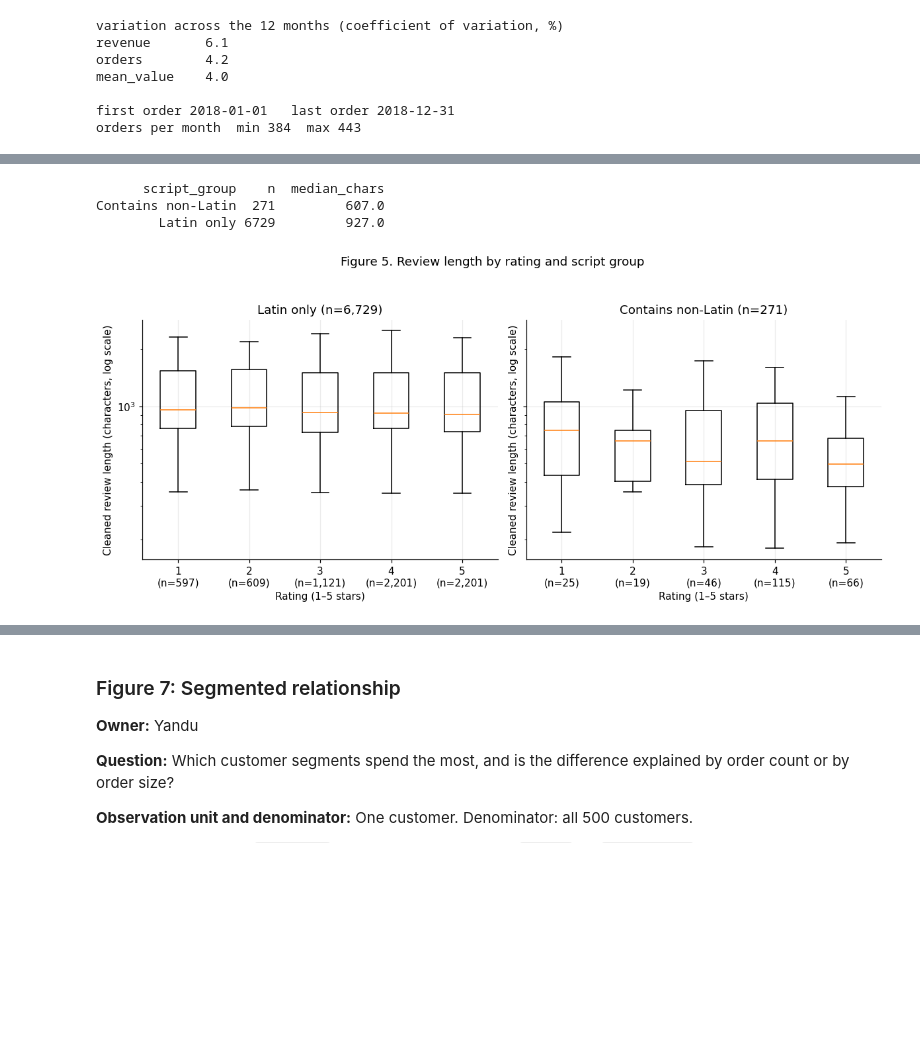
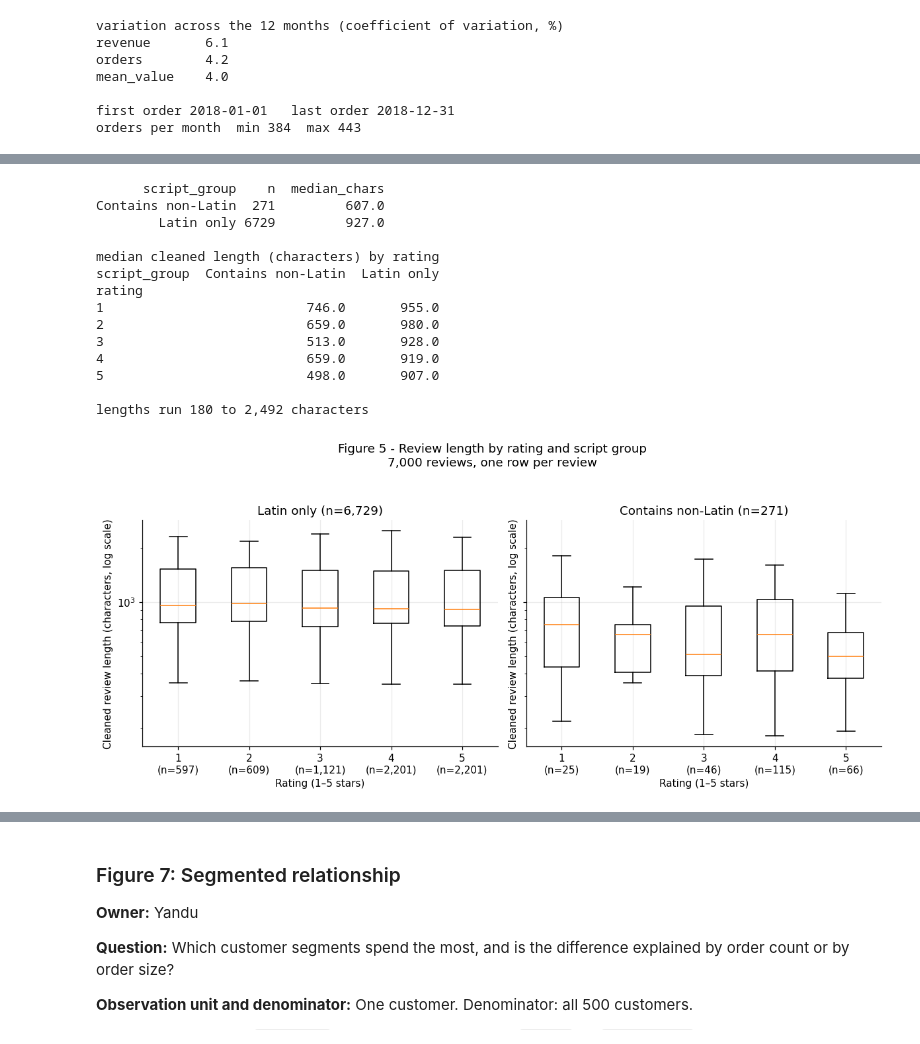
Before and after one commit to EchoZhao1998/5296-A1, a Jupyter notebook: 00_Master/Group001_EDA_merged_0905.ipynb, the cells around one changed output, grey strips where cells are left out. Saved outputs shown, nothing was run; the diff lists cells and outputs as text; code cells hidden in the pictures; blank space fills up the shorter version.

```diff
--- a/00_Master/Group001_EDA_merged_0905.ipynb
+++ b/00_Master/Group001_EDA_merged_0905.ipynb
@@ -437,7 +457,7 @@ ax.set_xlabel('Delivered on time in full (% of deliveries), with 95% confidence
 ax.grid(axis='x', alpha=.3)
 ax.legend(title='Service level', loc='upper left')
 ax.set_title('Figure 4 - On-time rate by carrier, service level and dispatching warehouse\n'
-             f'{len(joined):,} deliveries; intervals are 95% binomial on each cell')
+             f'{len(joined):,} deliveries; intervals are 95% Wilson on each cell')
 plt.tight_layout()
 plt.show()
 
@@ -447,5 +467,14 @@ gap['Express - Standard'] = gap['Express'] - gap['Standard']
 print(gap.round(1).to_string())
 print(f"\noverall {overall:.1f}% of {len(joined):,}")
 print(joined.groupby('service_level')['on_time'].agg(['mean', 'size']).round(3).to_string())
+
+# The interpretation rests on cell size and on Express buying no shorter promise,
+# so both are printed rather than asserted.
+for lv in ['Express', 'Standard']:
+    n = g[g['service_level'] == lv]['n']
+    print(f'{lv:9s} cells hold {n.min()} to {n.max()} deliveries')
+print('\nmean promised_days by service level')
+print(num(deliveries['promised_days']).groupby(deliveries['service_level'])
+      .mean().round(2).to_string())
 # %% [output]
 deliveries + orders: 5,000 rows, grain preserved
@@ -505,35 +533,56 @@ summary5 = (
     .reset_index()
 )
 print(summary5.to_string(index=False))
 
+# The question asks about rating as well as script, so print the rating axis too
+# rather than leaving it to be read off the boxes.
+by_rating = f5.pivot_table(index="rating", columns="script_group",
+                           values="review_length_chars", aggfunc="median")
+print("\nmedian cleaned length (characters) by rating")
+print(by_rating.round(0).to_string())
+print(f"\nlengths run {f5['review_length_chars'].min():,.0f} to "
+      f"{f5['review_length_chars'].max():,.0f} characters")
+
 ratings = sorted(f5["rating"].astype(int).unique())
 fig, axes = plt.subplots(1, 2, figsize=(11, 5), sharey=True)
 
 for ax, group in zip(axes, ["Latin only", "Contains non-Latin"]):
     group_data = f5[f5["script_group"] == group]
     lengths = [
         group_data.loc[group_data["rating"] == rating, "review_length_chars"]
         for rating in ratings
     ]
     counts = [len(values) for values in lengths]
     ax.boxplot(lengths, showfliers=False)
     ax.set_xticks(range(1, len(ratings) + 1))
     ax.set_xticklabels(
         [f"{rating}\n(n={count:,})" for rating, count in zip(ratings, counts)]
     )
     ax.set_yscale("log")
     ax.set_title(f"{group} (n={len(group_data):,})")
     ax.set_xlabel("Rating (1–5 stars)")
     ax.set_ylabel("Cleaned review length (characters, log scale)")
 
-fig.suptitle("Figure 5. Review length by rating and script group")
+fig.suptitle("Figure 5 - Review length by rating and script group\n"
+             f"{len(f5):,} reviews, one row per review")
 plt.tight_layout(rect=[0, 0, 1, 0.94])
 plt.show()
 # %% [output]
       script_group    n  median_chars
 Contains non-Latin  271         607.0
         Latin only 6729         927.0
+
+median cleaned length (characters) by rating
+script_group  Contains non-Latin  Latin only
+rating
+1                          746.0       955.0
+2                          659.0       980.0
+3                          513.0       928.0
+4                          659.0       919.0
+5                          498.0       907.0
+
+lengths run 180 to 2,492 characters
-[figure, old version]
+[figure, new version]
 # %% [markdown]
 ### Figure 6: Delivery or operational performance
 
```
Also changed, not shown: parts of 15 cells of this notebook, 10 other files.
